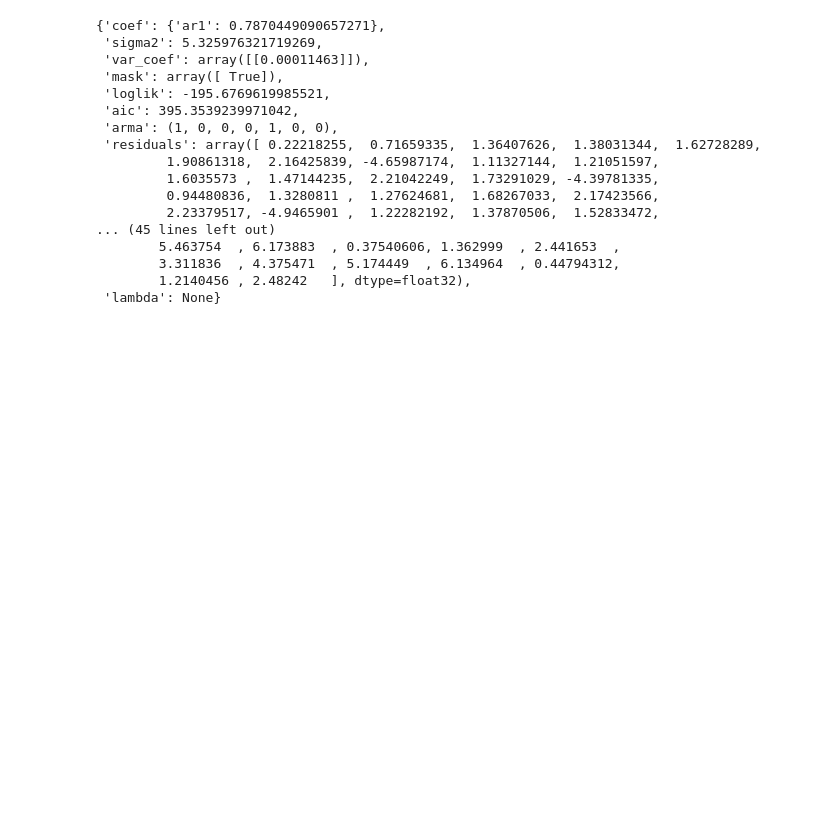
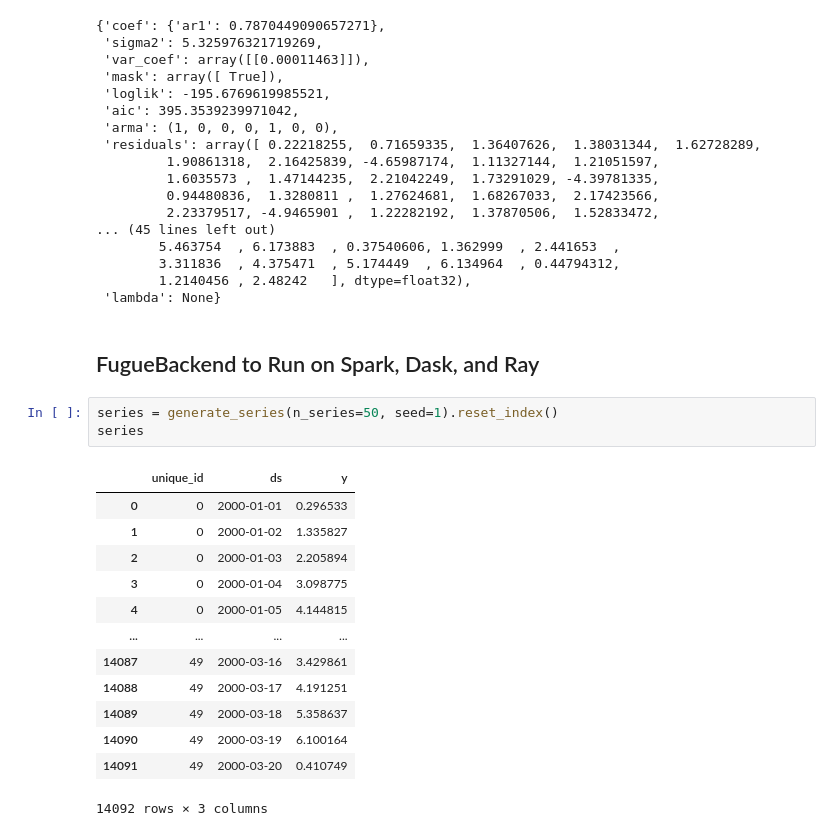
Before and after one commit to kvnkho/pydata-timeseries-forecasting, a Jupyter notebook: notebooks/01-introduction_to_nixtla.ipynb, the cells around one changed output. Drawn from its saved outputs; the diff is of its cells as text; blank space fills up the shorter version.

```diff
--- a/notebooks/01-introduction_to_nixtla.ipynb
+++ b/notebooks/01-introduction_to_nixtla.ipynb
@@ -164,3 +164,22 @@ model.fitted_[0][0].model_
         3.311836  , 4.375471  , 5.174449  , 6.134964  , 0.44794312,
         1.2140456 , 2.48242   ], dtype=float32),
  'lambda': None}
+# %% [markdown]
+## FugueBackend to Run on Spark, Dask, and Ray
+# %%
+series = generate_series(n_series=50, seed=1).reset_index()
+series
+# %% [output]
+|  | unique_id | ds | y |
+| 0 | 0 | 2000-01-01 | 0.296533 |
+| 1 | 0 | 2000-01-02 | 1.335827 |
+| 2 | 0 | 2000-01-03 | 2.205894 |
+| 3 | 0 | 2000-01-04 | 3.098775 |
+| 4 | 0 | 2000-01-05 | 4.144815 |
+| ... | ... | ... | ... |
+| 14087 | 49 | 2000-03-16 | 3.429861 |
+| 14088 | 49 | 2000-03-17 | 4.191251 |
+| 14089 | 49 | 2000-03-18 | 5.358637 |
+| 14090 | 49 | 2000-03-19 | 6.100164 |
+| 14091 | 49 | 2000-03-20 | 0.410749 |
+14092 rows × 3 columns
```
Also changed, not shown: parts of 3 cells of this notebook.
